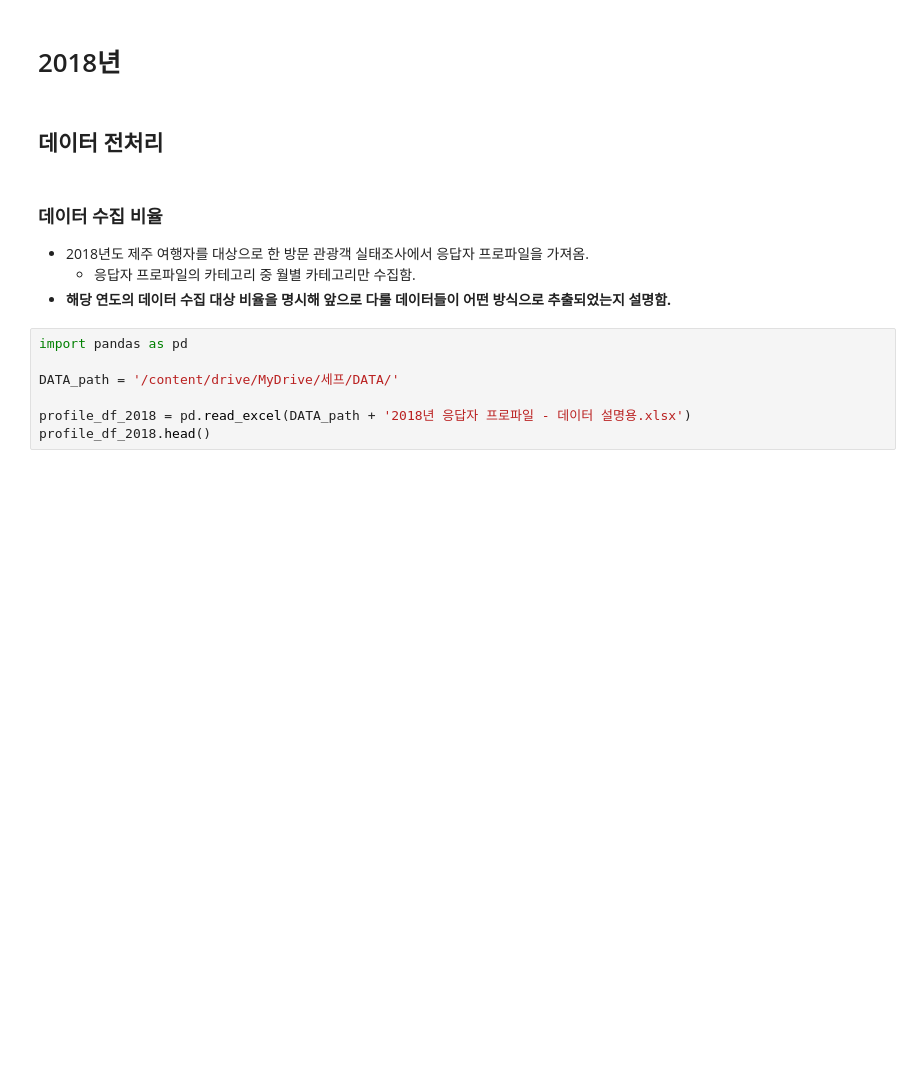
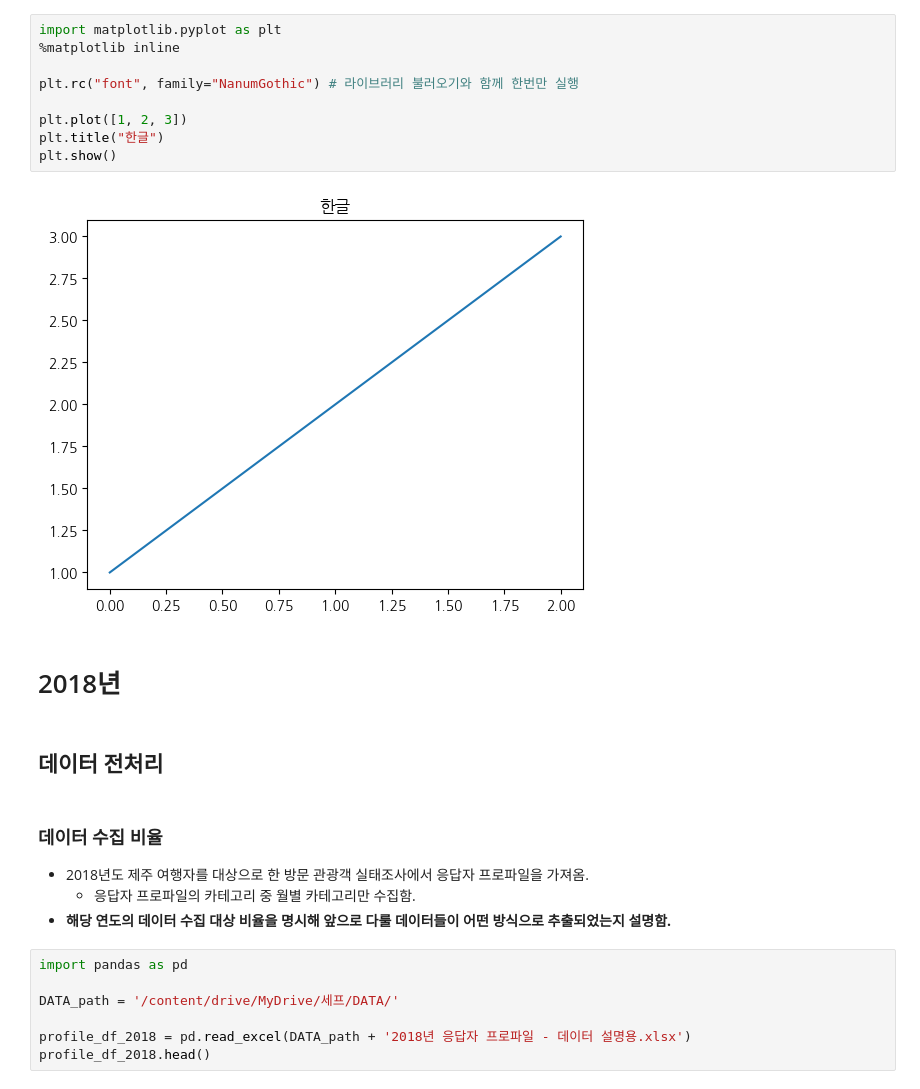
Before and after one commit to HaJeong-K/Jeju_project, a Jupyter notebook: 물가 전체 데이터.ipynb, the cells around one changed output. Saved outputs shown, nothing was run; the diff lists cells and outputs as text; blank space fills up the shorter version.

```diff
--- a/물가 전체 데이터.ipynb
+++ b/물가 전체 데이터.ipynb
@@ -1,3 +45,14 @@
+# %%
+import matplotlib.pyplot as plt
+%matplotlib inline
+
+plt.rc("font", family="NanumGothic") # 라이브러리 불러오기와 함께 한번만 실행
+
+plt.plot([1, 2, 3])
+plt.title("한글")
+plt.show()
+# %% [output]
+[figure, added]
 # %% [markdown]
 # 2018년
 # %% [markdown]
```
Also changed, not shown: parts of 14 cells of this notebook.
